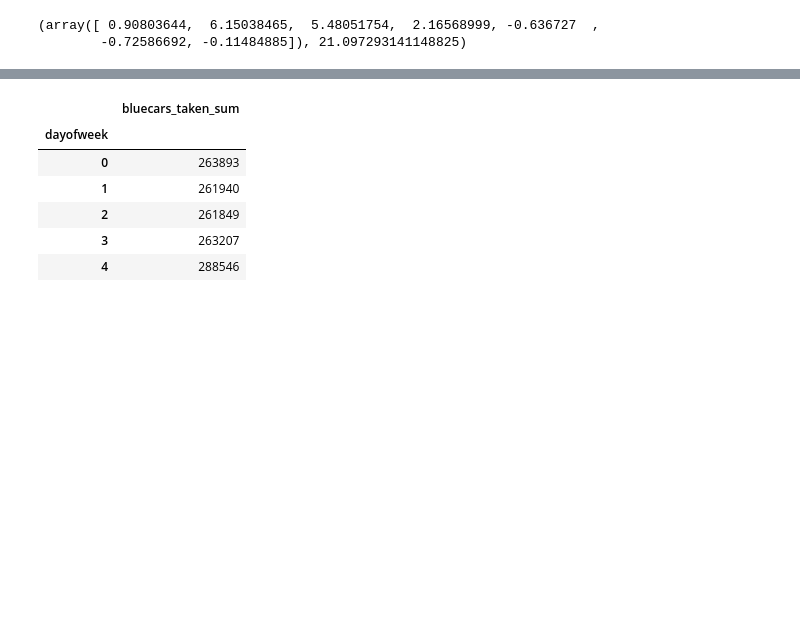
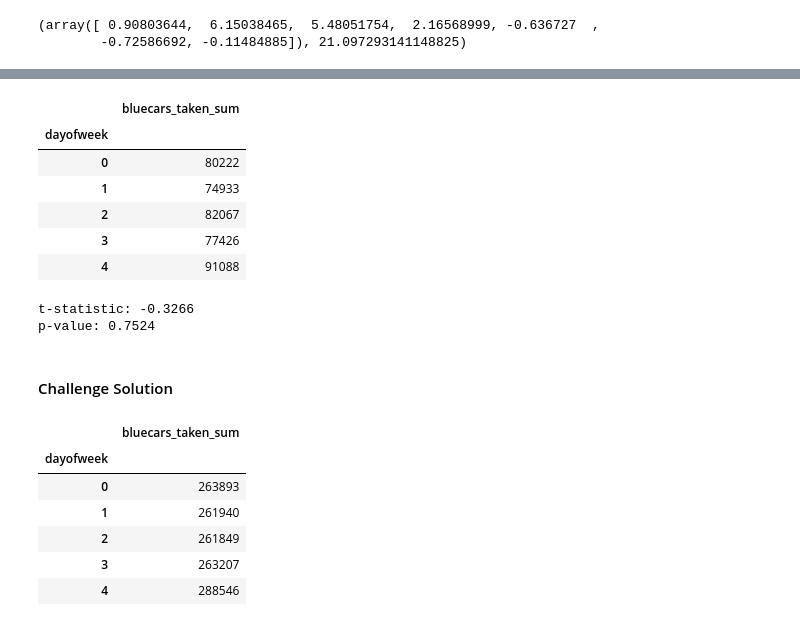
Before and after one commit to booorayan/BluecarsAuto, a Jupyter notebook: Autolib_projecte.ipynb, the cells around one changed output, grey strips where cells are left out. Saved outputs shown, nothing was run; the diff lists cells and outputs as text; code cells hidden in the pictures; blank space fills up the shorter version.

```diff
--- a/Autolib_projecte.ipynb
+++ b/Autolib_projecte.ipynb
@@ -906,3 +961,35 @@ Warnings:
+# %%
+satu = samp2.groupby('dayofweek')[['bluecars_taken_sum']].sum()
+satu
+# %% [output]
+|  | bluecars_taken_sum |
+| dayofweek |  |
+| 0 | 80222 |
+| 1 | 74933 |
+| 2 | 82067 |
+| 3 | 77426 |
+| 4 | 91088 |
+# %%
+# performing t-test using ttest_ind to get the p-value & test statistic
+# of two sample classes
+
+from scipy.stats import ttest_ind
+
+blu_sam = satu.bluecars_taken_sum
+
+blu_pop = sawan.bluecars_taken_sum
+
+tstatistic, pvalue = stats.ttest_ind(blu_sam, blu_pop)
+print('t-statistic: {:.4f}'.format(tstatistic), '\np-value: {:.4f}' .format(pvalue))
+
+# p-value is 0.75, which is greater than 0.05 level of significance.
+# therefore, we FAIL to REJECT our null hypothesis
+# which stated that there is no difference in the total number of bluecars taken per day
+# %% [output]
+t-statistic: -0.3266
+p-value: 0.7524
+# %% [markdown]
+#### Challenge Solution
 # %%
 group_cars = autob.groupby('dayofweek')[['bluecars_taken_sum']].sum()
 group_cars.head()
```
Also changed, not shown: parts of 27 cells of this notebook.
